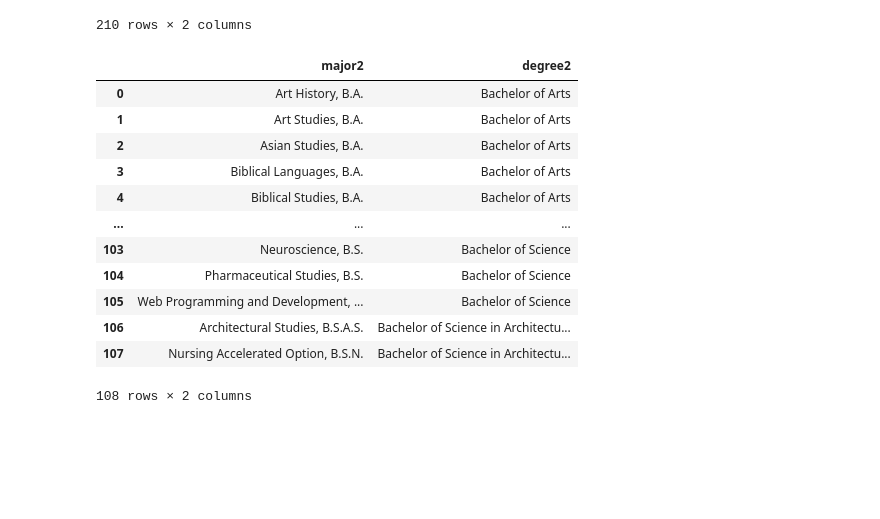
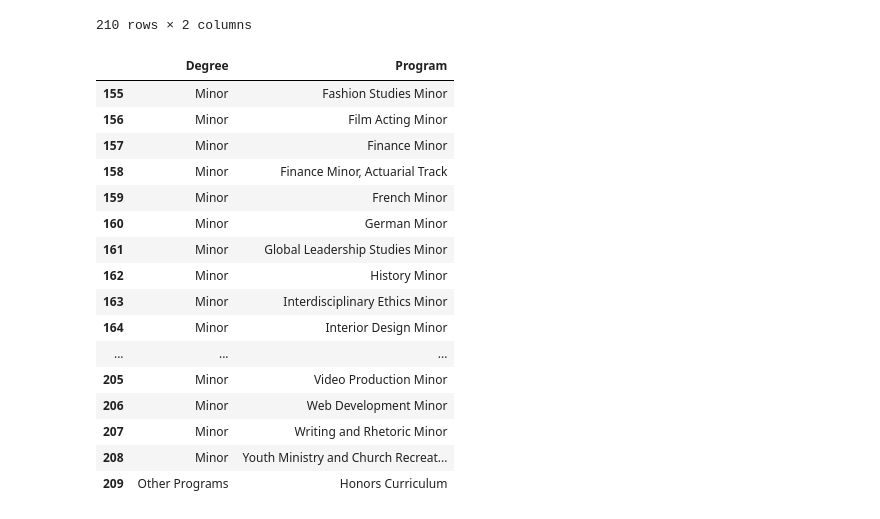
Before and after one commit to SamSitarek/advisory_tool, a Jupyter notebook: Notebooks/belmont_webscrape.ipynb, the cells around one changed output. Saved outputs shown, nothing was run; the diff lists cells and outputs as text; code cells hidden in the pictures; blank space fills up the shorter version.

```diff
--- a/Notebooks/belmont_webscrape.ipynb
+++ b/Notebooks/belmont_webscrape.ipynb
@@ -520,4 +522,4 @@ belmont
 | 209 | https://catalog.belmont.edu/previ... | Honors Curriculum |
 210 rows × 2 columns
 # %%
-bel_test=pd.DataFrame(columns=['major2', 'degree2'])
+belmont=pd.DataFrame(columns=['Degree', 'Program'])
@@ -527,44 +527,68 @@ bel_test=pd.DataFrame(columns=['major2', 'degree2'])
 counter = 0
 counter2 = 0
 hold = "aa"
+architect=[0]
+n_s=[108,112]
+minor=[149,199]
 
-for row in range(1,209):
+for row in range(0,210):
     a=major[row]
-    if hold < a:
-        bel_test.loc[counter, 'degree2']= degree_type[counter2]
-        bel_test.loc[counter, 'major2'] = a
+    if row in architect:
+        belmont.loc[counter, 'Degree']=degree_type[counter2]
+        belmont.loc[counter,'Program']= a
+        counter+=1
+        counter2+=1
+        hold = a
+    elif row in n_s:
+        counter2+=1
+        belmont.loc[counter, 'Degree']=degree_type[counter2]
+        belmont.loc[counter,'Program']= a
+        counter+=1
+        hold = a
+    elif row in minor:
+        belmont.loc[counter, 'Degree']=degree_type[counter2]
+        belmont.loc[counter,'Program']= a
+        counter+=1
+        hold = a
+    elif hold < a:
+        belmont.loc[counter, 'Degree']= degree_type[counter2]
+        belmont.loc[counter, 'Program'] = a
         counter += 1
         hold = a
     else:
         counter2 +=1
-        bel_test.loc[counter, 'degree2']= degree_type[counter2]
-        bel_test.loc[counter, 'major2'] = a
+        belmont.loc[counter, 'Degree']= degree_type[counter2]
+        belmont.loc[counter, 'Program'] = a
         counter += 1
         hold = a
 # %%
-bel_test.head(108)
+belmont.tail(55)
 ## issue at 108, maybe  range up to 108, then from 108-112 append, then range 113-209. will have
 ## to append 0 as well for arch.
 
 # range 209
 # if <1
     # then: degree[0]
 # elif < next switch
     # then: degree[1]
 
     ## first if in for loop, if range = 1, 108, 117 ex. then counter2+=1
 # %% [output]
-|  | major2 | degree2 |
-| 0 | Art History, B.A. | Bachelor of Arts |
-| 1 | Art Studies, B.A. | Bachelor of Arts |
-| 2 | Asian Studies, B.A. | Bachelor of Arts |
-| 3 | Biblical Languages, B.A. | Bachelor of Arts |
-| 4 | Biblical Studies, B.A. | Bachelor of Arts |
+|  | Degree | Program |
+| 155 | Minor | Fashion Studies Minor |
+| 156 | Minor | Film Acting Minor |
+| 157 | Minor | Finance Minor |
+| 158 | Minor | Finance Minor, Actuarial Track |
+| 159 | Minor | French Minor |
+| 160 | Minor | German Minor |
+| 161 | Minor | Global Leadership Studies Minor |
+| 162 | Minor | History Minor |
+| 163 | Minor | Interdisciplinary Ethics Minor |
+| 164 | Minor | Interior Design Minor |
 | ... | ... | ... |
-| 103 | Neuroscience, B.S. | Bachelor of Science |
-| 104 | Pharmaceutical Studies, B.S. | Bachelor of Science |
-| 105 | Web Programming and Development, ... | Bachelor of Science |
-| 106 | Architectural Studies, B.S.A.S. | Bachelor of Science in Architectu... |
-| 107 | Nursing Accelerated Option, B.S.N. | Bachelor of Science in Architectu... |
+| 205 | Minor | Video Production Minor |
+| 206 | Minor | Web Development Minor |
+| 207 | Minor | Writing and Rhetoric Minor |
+| 208 | Minor | Youth Ministry and Church Recreat... |
+| 209 | Other Programs | Honors Curriculum |
-108 rows × 2 columns
 # %%
```
Also changed, not shown: parts of 13 cells of this notebook, 1 other file.
